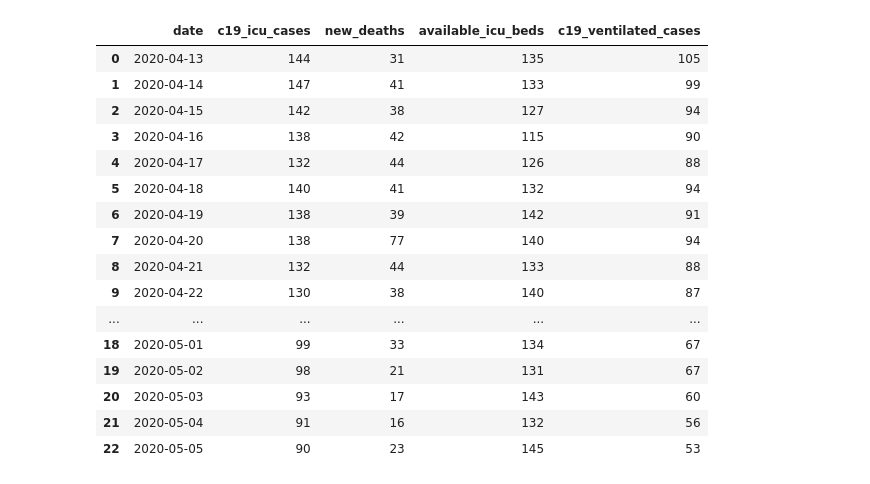
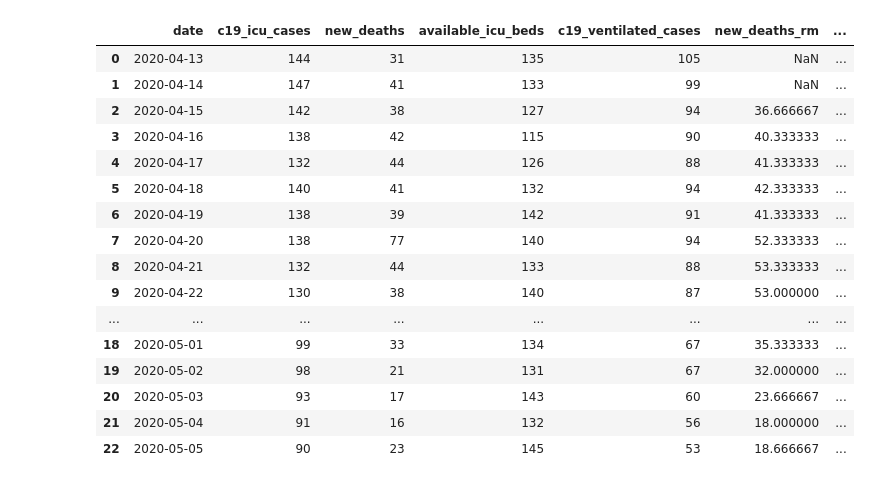
Before and after one commit to davidrelihan/ireland_covid19_analysis, a Jupyter notebook: ireland_c19_analysis.ipynb, the cells around one changed output. Cells and saved outputs as stored; diff of their text form; code cells hidden in the pictures.

Commit message:
added 3 day rolling mean

```diff
--- a/ireland_c19_analysis.ipynb
+++ b/ireland_c19_analysis.ipynb
@@ -1,30 +1,36 @@
 # %%
 import pandas as pd
 import matplotlib.pyplot as plt
 import matplotlib.dates as mdates
 
 df = pd.read_excel("data/ireland_hospital_c19_stats.xlsx", sheet_name=0)
 
+#add rolling mean
+df["new_deaths_rm"] = df["new_deaths"].rolling(3).mean()
+df["c19_icu_cases_rm"] = df["c19_icu_cases"].rolling(3).mean()
+df["c19_ventilated_cases_rm"] = df["c19_ventilated_cases"].rolling(3).mean()
+df["available_icu_beds_rm"] = df["available_icu_beds"].rolling(3).mean()
+
 df = df[0:23]
 df
 # %% [output]
-|  | date | c19_icu_cases | new_deaths | available_icu_beds | c19_ventilated_cases |
-| 0 | 2020-04-13 | 144 | 31 | 135 | 105 |
-| 1 | 2020-04-14 | 147 | 41 | 133 | 99 |
-| 2 | 2020-04-15 | 142 | 38 | 127 | 94 |
-| 3 | 2020-04-16 | 138 | 42 | 115 | 90 |
-| 4 | 2020-04-17 | 132 | 44 | 126 | 88 |
-| 5 | 2020-04-18 | 140 | 41 | 132 | 94 |
-| 6 | 2020-04-19 | 138 | 39 | 142 | 91 |
-| 7 | 2020-04-20 | 138 | 77 | 140 | 94 |
-| 8 | 2020-04-21 | 132 | 44 | 133 | 88 |
-| 9 | 2020-04-22 | 130 | 38 | 140 | 87 |
-| ... | ... | ... | ... | ... | ... |
-| 18 | 2020-05-01 | 99 | 33 | 134 | 67 |
-| 19 | 2020-05-02 | 98 | 21 | 131 | 67 |
-| 20 | 2020-05-03 | 93 | 17 | 143 | 60 |
-| 21 | 2020-05-04 | 91 | 16 | 132 | 56 |
-| 22 | 2020-05-05 | 90 | 23 | 145 | 53 |
+|  | date | c19_icu_cases | new_deaths | available_icu_beds | c19_ventilated_cases | new_deaths_rm | ... |
+| 0 | 2020-04-13 | 144 | 31 | 135 | 105 | NaN | ... |
+| 1 | 2020-04-14 | 147 | 41 | 133 | 99 | NaN | ... |
+| 2 | 2020-04-15 | 142 | 38 | 127 | 94 | 36.666667 | ... |
+| 3 | 2020-04-16 | 138 | 42 | 115 | 90 | 40.333333 | ... |
+| 4 | 2020-04-17 | 132 | 44 | 126 | 88 | 41.333333 | ... |
+| 5 | 2020-04-18 | 140 | 41 | 132 | 94 | 42.333333 | ... |
+| 6 | 2020-04-19 | 138 | 39 | 142 | 91 | 41.333333 | ... |
+| 7 | 2020-04-20 | 138 | 77 | 140 | 94 | 52.333333 | ... |
+| 8 | 2020-04-21 | 132 | 44 | 133 | 88 | 53.333333 | ... |
+| 9 | 2020-04-22 | 130 | 38 | 140 | 87 | 53.000000 | ... |
+| ... | ... | ... | ... | ... | ... | ... | ... |
+| 18 | 2020-05-01 | 99 | 33 | 134 | 67 | 35.333333 | ... |
+| 19 | 2020-05-02 | 98 | 21 | 131 | 67 | 32.000000 | ... |
+| 20 | 2020-05-03 | 93 | 17 | 143 | 60 | 23.666667 | ... |
+| 21 | 2020-05-04 | 91 | 16 | 132 | 56 | 18.000000 | ... |
+| 22 | 2020-05-05 | 90 | 23 | 145 | 53 | 18.666667 | ... |
 # %%
 # ICU Cases vs Deaths
 x = df['date']
```
Also changed, not shown: parts of 10 cells of this notebook.
